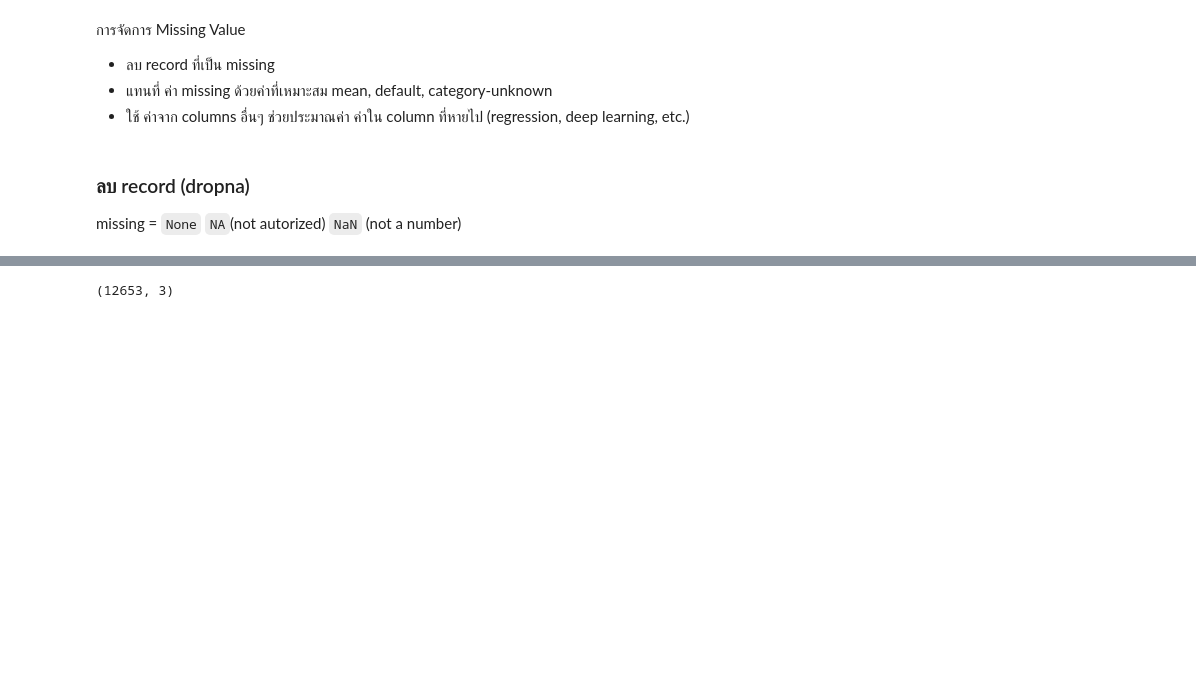
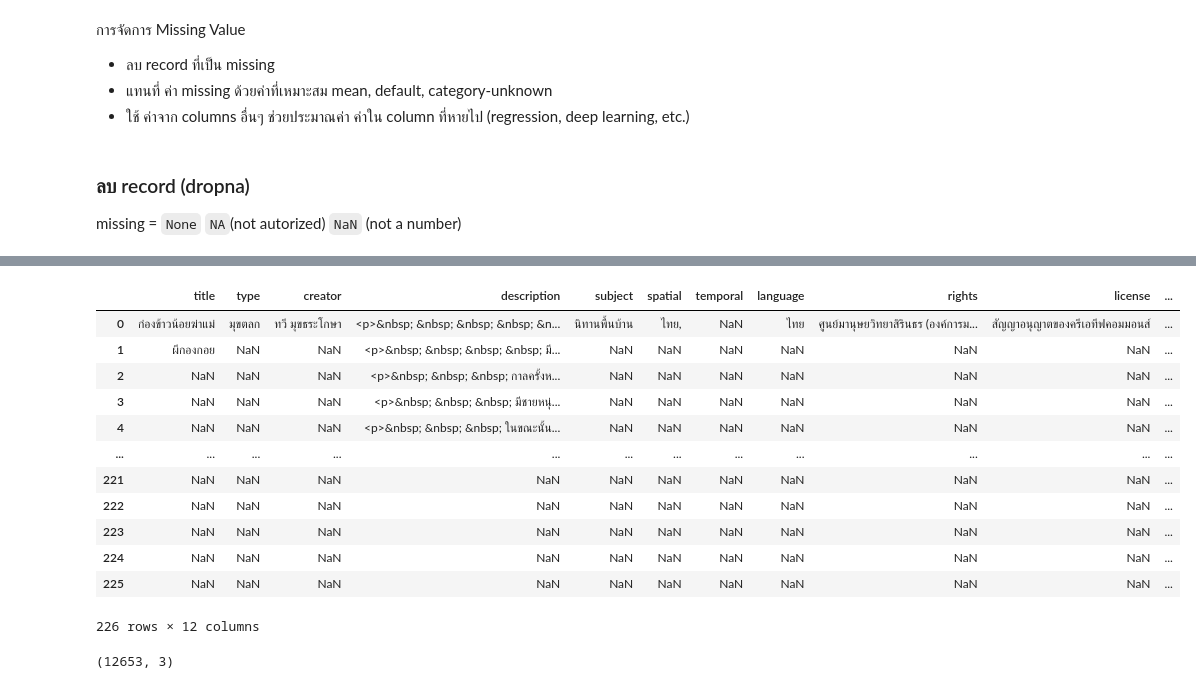
Before and after one commit to Kanisorn001/python_datavis2024, a Jupyter notebook: Pandas_101.ipynb, the cells around one changed output, grey strips where cells are left out. Drawn from its saved outputs; the diff is of its cells as text; code cells hidden in the pictures; blank space fills up the shorter version.

Commit message:
Duplicated+fillna

```diff
--- a/Pandas_101.ipynb
+++ b/Pandas_101.ipynb
@@ -204,0 +176,23 @@ eight_rows_covid[eight_rows_covid['province_of_onset'] == 'กรุงเทพ
+# %%
+# 1. นิทานที่ยาวที่สุดและสั้นที่สุด (ไม่นับสัญลักษณ์พิเศษ)
+folk_df['description_length'] = folk_df['description'].astype(str).apply(lambda x: len(''.join(c for c in x if c.isalnum())))  # Convert the 'description' column to string type before applying the lambda function
+longest_index = folk_df['description_length'].idxmax()
+shortest_index = folk_df['description_length'].idxmin()
+longest_title = folk_df.loc[longest_index, 'description_length']
+shortest_title = folk_df.loc[shortest_index, 'description_length']
+
+print(f'นิทานที่ยาวที่สุด = {folk_df.loc[longest_index, "title"]} (จำนวน {longest_title} ตัวอักษร)')
+print(f'นิทานที่สั้นที่สุด = {folk_df.loc[shortest_index, "title"]} (จำนวน {shortest_title} ตัวอักษร)')
+
+# 2. ชนิดของนิทาน (type) ที่มากที่สุดและน้อยที่สุด
+type_counts = folk_df['type'].value_counts()
+most_common_type = type_counts.idxmax()
+least_common_type = type_counts.idxmin()
+
+print("ชนิดของนิทานที่มากที่สุด:", most_common_type)
+print("ชนิดของนิทานที่น้อยที่สุด:", least_common_type)
+
+# 3. มี spatial ที่ไม่ใช่ของไทยกี่เรื่อง
+non_thai_spatial_count = folk_df[folk_df['spatial'] != 'ไทย'].shape[0]
+
+print("จำนวนเรื่องที่มี spatial ไม่ใช่ของไทย:", non_thai_spatial_count)
@@ -333,2 +398,18 @@ See the caveats in the documentation: https://pandas.pydata.org/pandas-docs/stab
+# %%
+folk_df.fillna(folk_df['type']).mode()
+# %% [output]
+|  | title | type | creator | description | subject | spatial | temporal | language | rights | license | ... |
+| 0 | ก่องข้าวน้อยฆ่าแม่ | มุขตลก | ทวี มุขธระโกษา | <p>&nbsp; &nbsp; &nbsp; &nbsp; &n... | นิทานพื้นบ้าน | ไทย, | NaN | ไทย | ศูนย์มานุษยวิทยาสิรินธร (องค์การม... | สัญญาอนุญาตของครีเอทีฟคอมมอนส์ | ... |
+| 1 | ผีกองกอย | NaN | NaN | <p>&nbsp; &nbsp; &nbsp; &nbsp; มี... | NaN | NaN | NaN | NaN | NaN | NaN | ... |
+| 2 | NaN | NaN | NaN | <p>&nbsp; &nbsp; &nbsp; กาลครั้งห... | NaN | NaN | NaN | NaN | NaN | NaN | ... |
+| 3 | NaN | NaN | NaN | <p>&nbsp; &nbsp; &nbsp; มีชายหนุ่... | NaN | NaN | NaN | NaN | NaN | NaN | ... |
+| 4 | NaN | NaN | NaN | <p>&nbsp; &nbsp; &nbsp; ในขณะนั้น... | NaN | NaN | NaN | NaN | NaN | NaN | ... |
+| ... | ... | ... | ... | ... | ... | ... | ... | ... | ... | ... | ... |
+| 221 | NaN | NaN | NaN | NaN | NaN | NaN | NaN | NaN | NaN | NaN | ... |
+| 222 | NaN | NaN | NaN | NaN | NaN | NaN | NaN | NaN | NaN | NaN | ... |
+| 223 | NaN | NaN | NaN | NaN | NaN | NaN | NaN | NaN | NaN | NaN | ... |
+| 224 | NaN | NaN | NaN | NaN | NaN | NaN | NaN | NaN | NaN | NaN | ... |
+| 225 | NaN | NaN | NaN | NaN | NaN | NaN | NaN | NaN | NaN | NaN | ... |
+226 rows × 12 columns
 # %%
 this_data = data_covid[['sex','age','province_of_onset']]
```
Also changed, not shown: parts of 38 cells of this notebook.
